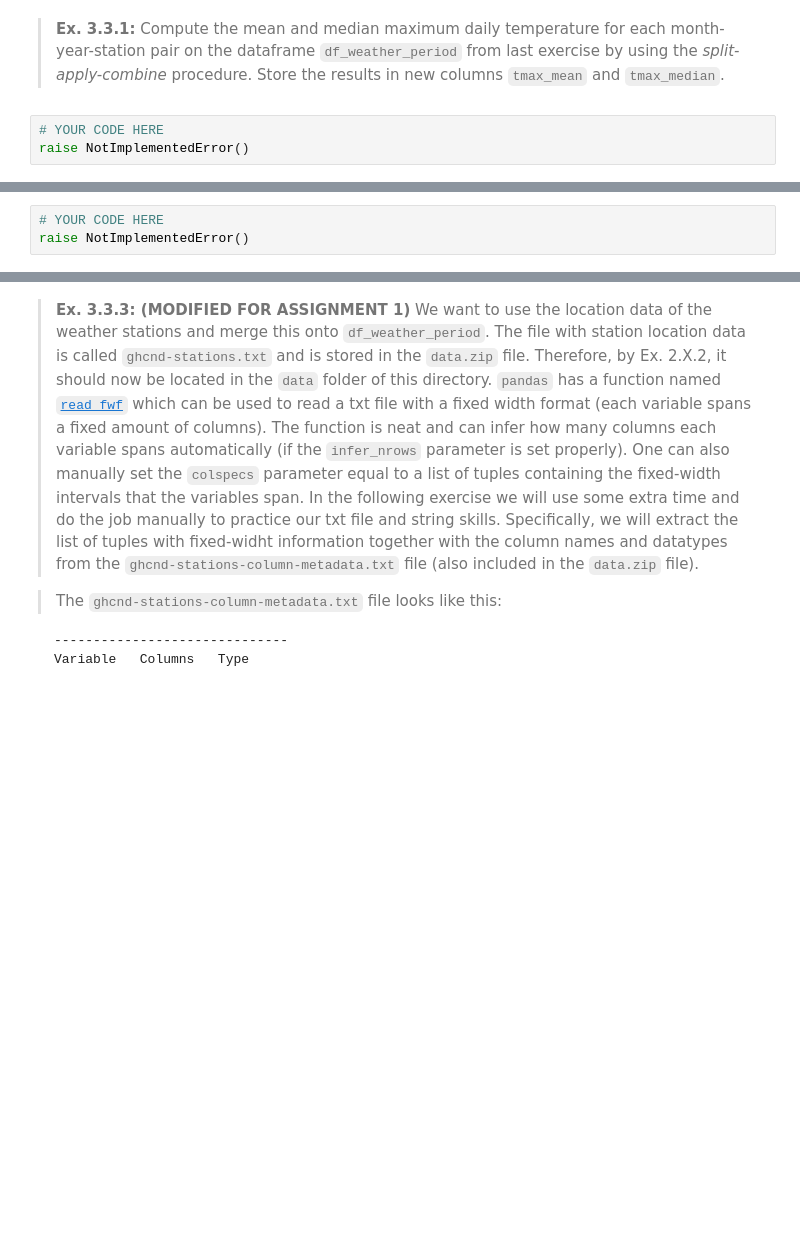
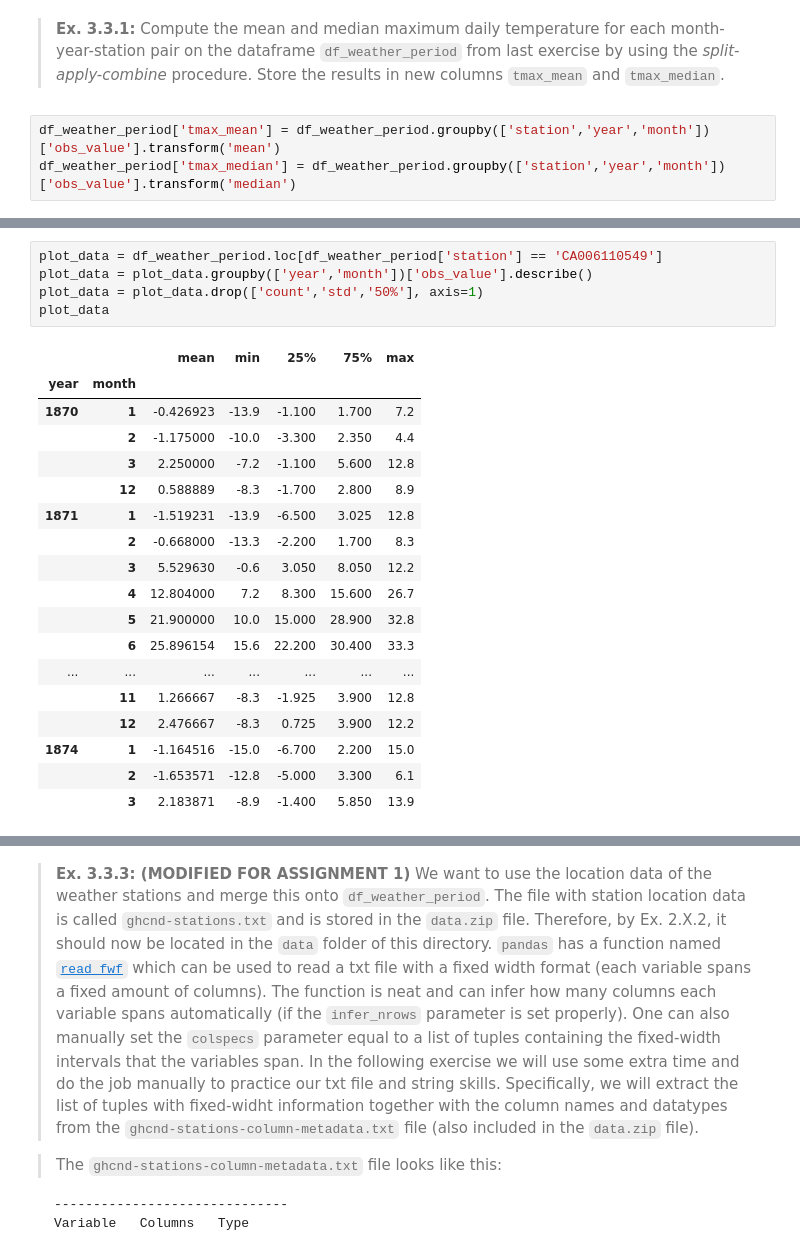
Before and after one commit to laurajaida/laura_og_stjernerne, a Jupyter notebook: assignment_1.ipynb, the cells around one changed output, grey strips where cells are left out. Cells and saved outputs as stored; diff of their text form; blank space fills up the shorter version.

```diff
--- a/assignment_1.ipynb
+++ b/assignment_1.ipynb
@@ -190,15 +207,36 @@ dtype: object
 ## Problems from Exercise Set 3:
 # %% [markdown]
 > **Ex. 3.3.1:** Compute the mean and median maximum daily temperature for each month-year-station pair on the dataframe `df_weather_period` from last exercise by using the _split-apply-combine_ procedure. Store the results in new columns `tmax_mean` and `tmax_median`.
-# %%
-# YOUR CODE HERE
-raise NotImplementedError()
+# %%
+df_weather_period['tmax_mean'] = df_weather_period.groupby(['station','year','month'])['obs_value'].transform('mean')
+df_weather_period['tmax_median'] = df_weather_period.groupby(['station','year','month'])['obs_value'].transform('median')
 # %% [markdown]
 > **Ex. 3.3.2:** Plot the monthly max,min, mean, first and third quartiles for maximum temperature for the station with ID _'CA006110549'_ from `df_weather_period`.
 
 > *Hint*: the method `describe` computes all these measures. Try to make your plot look like the one below.
 
 <img src="station_data_plot.png">
-# %%
-# YOUR CODE HERE
-raise NotImplementedError()
+# %%
+plot_data = df_weather_period.loc[df_weather_period['station'] == 'CA006110549']
+plot_data = plot_data.groupby(['year','month'])['obs_value'].describe()
+plot_data = plot_data.drop(['count','std','50%'], axis=1)
+plot_data
+# %% [output]
+|  |  | mean | min | 25% | 75% | max |
+| year | month |  |  |  |  |  |
+| 1870 | 1 | -0.426923 | -13.9 | -1.100 | 1.700 | 7.2 |
+|  | 2 | -1.175000 | -10.0 | -3.300 | 2.350 | 4.4 |
+|  | 3 | 2.250000 | -7.2 | -1.100 | 5.600 | 12.8 |
+|  | 12 | 0.588889 | -8.3 | -1.700 | 2.800 | 8.9 |
+| 1871 | 1 | -1.519231 | -13.9 | -6.500 | 3.025 | 12.8 |
+|  | 2 | -0.668000 | -13.3 | -2.200 | 1.700 | 8.3 |
+|  | 3 | 5.529630 | -0.6 | 3.050 | 8.050 | 12.2 |
+|  | 4 | 12.804000 | 7.2 | 8.300 | 15.600 | 26.7 |
+|  | 5 | 21.900000 | 10.0 | 15.000 | 28.900 | 32.8 |
+|  | 6 | 25.896154 | 15.6 | 22.200 | 30.400 | 33.3 |
+| ... | ... | ... | ... | ... | ... | ... |
+|  | 11 | 1.266667 | -8.3 | -1.925 | 3.900 | 12.8 |
+|  | 12 | 2.476667 | -8.3 | 0.725 | 3.900 | 12.2 |
+| 1874 | 1 | -1.164516 | -15.0 | -6.700 | 2.200 | 15.0 |
+|  | 2 | -1.653571 | -12.8 | -5.000 | 3.300 | 6.1 |
+|  | 3 | 2.183871 | -8.9 | -1.400 | 5.850 | 13.9 |
```
Also changed, not shown: parts of 19 cells of this notebook.
